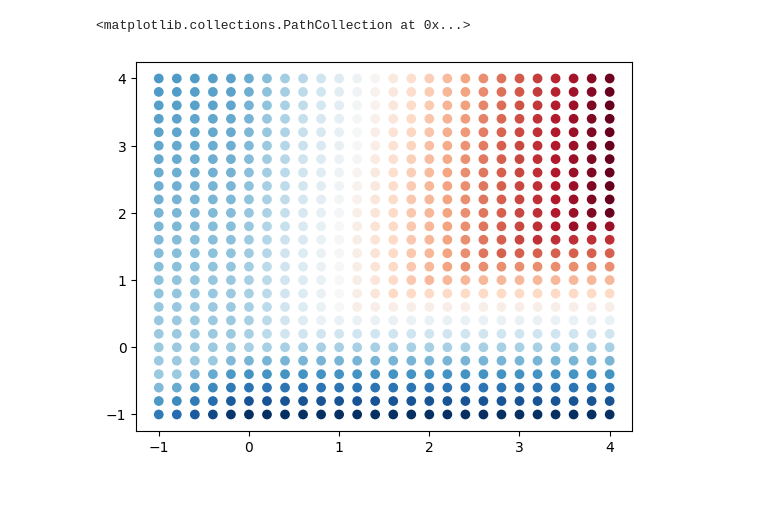
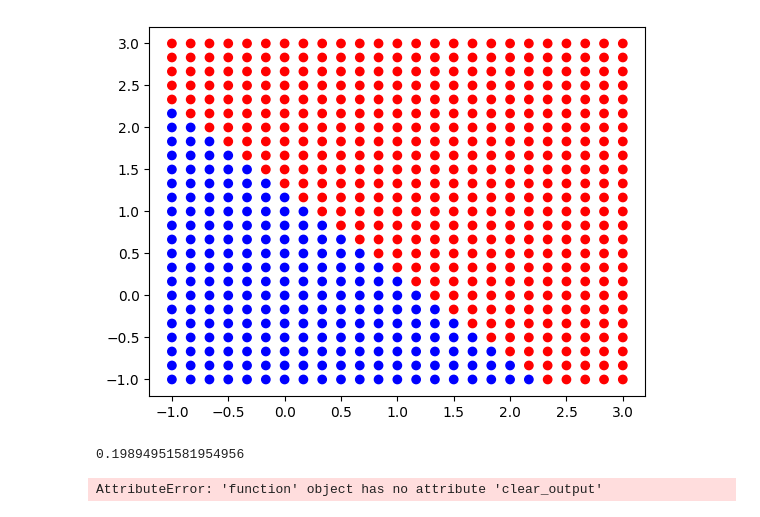
Before and after one commit to zoerb/neural-nets, a Jupyter notebook: Pytorch.ipynb, the cells around one changed output. Drawn from its saved outputs; the diff is of its cells as text; code cells hidden in the pictures.

```diff
--- a/Pytorch.ipynb
+++ b/Pytorch.ipynb
@@ -14,8 +17,10 @@ expected = torch.tensor([0, 0, 0,
                          0, 0, 1,
                          0, 1, 1]).reshape(9, 1).to(torch.float32)
 # %%
-vals = np.linspace(-1.0, 4.0, 26)
-coords = np.array([[x, y] for x in vals for y in vals])
+valsX = np.linspace(-1.0, 3.0, 25)
+valsY = np.linspace(-1.0, 3.0, 25)
+coords = np.array([[x, y] for x in valsX for y in valsY])
+rbCmap = matplotlib.colors.ListedColormap([[0.0, 0.0, 1.0], [1.0, 0.0, 0.0]])
 # %%
 class NeuralNetwork(nn.Module):
     def __init__(self):
@@ -33,15 +38,16 @@ class NeuralNetwork(nn.Module):
 model = NeuralNetwork()
 # %%
 loss_fn = nn.L1Loss()
+optimizer = torch.optim.SGD(model.parameters(), lr=1e-3)
 
-def train_loop(optimizer):
+def train_loop():
     # Compute prediction and loss
-    pred = model(input)
-    loss = loss_fn(pred, expected)
+    out = model(input)
+    loss = loss_fn(out, expected)
 
     # Backpropagation
     optimizer.zero_grad()
     loss.backward()
     optimizer.step()
 
-    print(f"loss: {loss.item():>7f}")
+    return loss
@@ -55,6 +53,0 @@ plt.show()
-# %%
-optimizer = torch.optim.SGD(model.parameters(), lr=1e-3)
-
-epochs = 40000
-for t in range(epochs):
-    train_loop(optimizer)
@@ -79,7 +54,23 @@ loss: 0.11
-# %%
-pred = model(torch.tensor(coords).to(torch.float32)).flatten().detach().numpy()
-plt.scatter(coords[:, 0], coords[:, 1], c = pred, cmap='RdBu_r')
-plt.show()
-# %% [output]
-<matplotlib.collections.PathCollection at 0x...>
-[figure, removed]
+# %%
+pred = model(torch.tensor(coords).to(torch.float32)).flatten().detach().numpy()
+
+fig, ax = plt.subplots()
+scat = ax.scatter(coords[:, 0], coords[:, 1], c=pred, cmap=rbCmap, norm=matplotlib.colors.CenteredNorm(0.5))
+plt.show()
+
+epochs = 40000
+for t in range(epochs):
+    loss = train_loop()
+
+    if t % (epochs / 10) == 0:
+        print(loss.item())
+
+        pred = model(torch.tensor(coords).to(torch.float32)).flatten().detach().numpy()
+        scat.set_array(pred)
+
+        display.clear_output(wait=True)
+        plt.show()
+# %% [output]
+[figure, added]
+0.19894951581954956
+AttributeError: 'function' object has no attribute 'clear_output'
```
Also changed, not shown: parts of 4 cells of this notebook, 2 other files.
